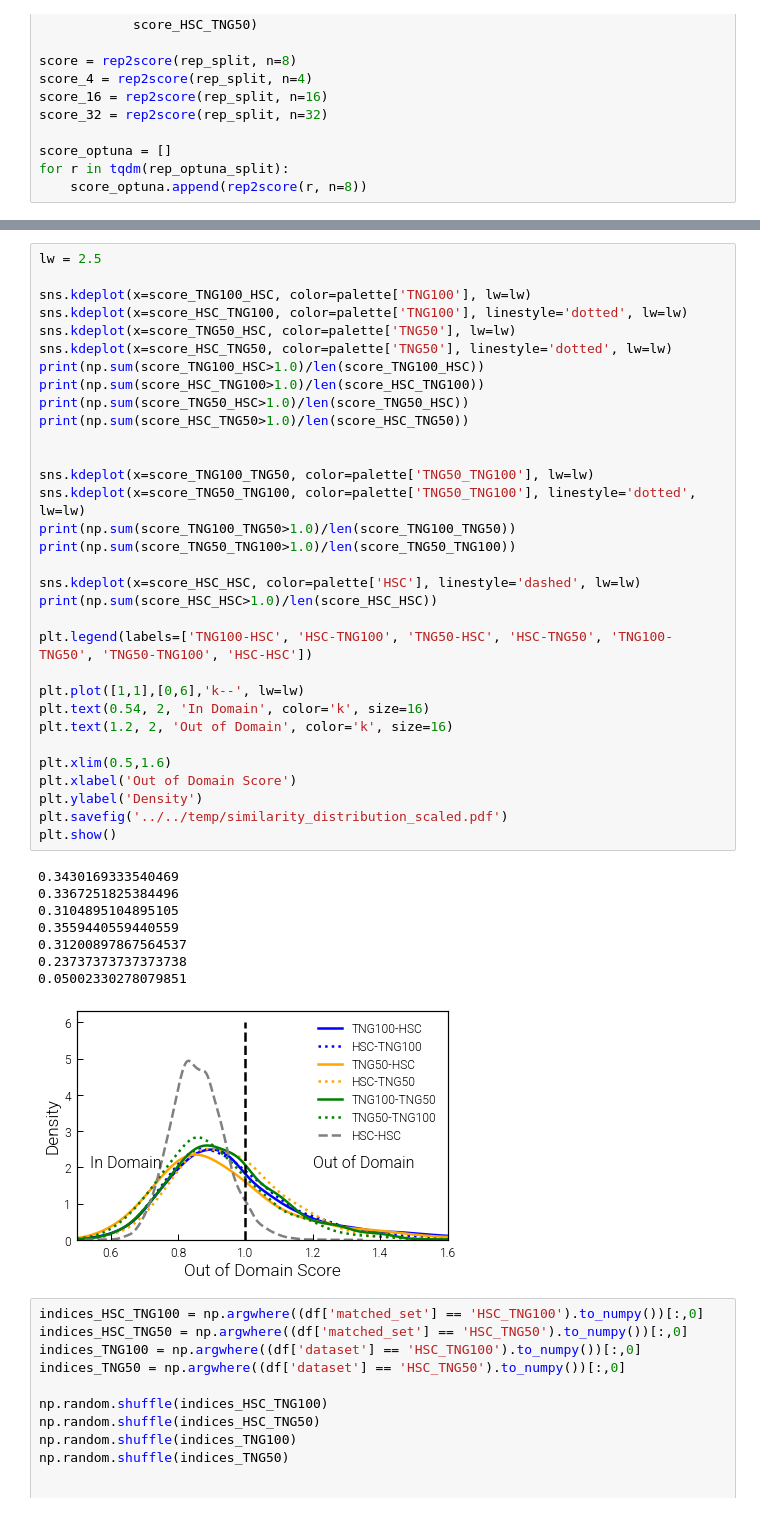
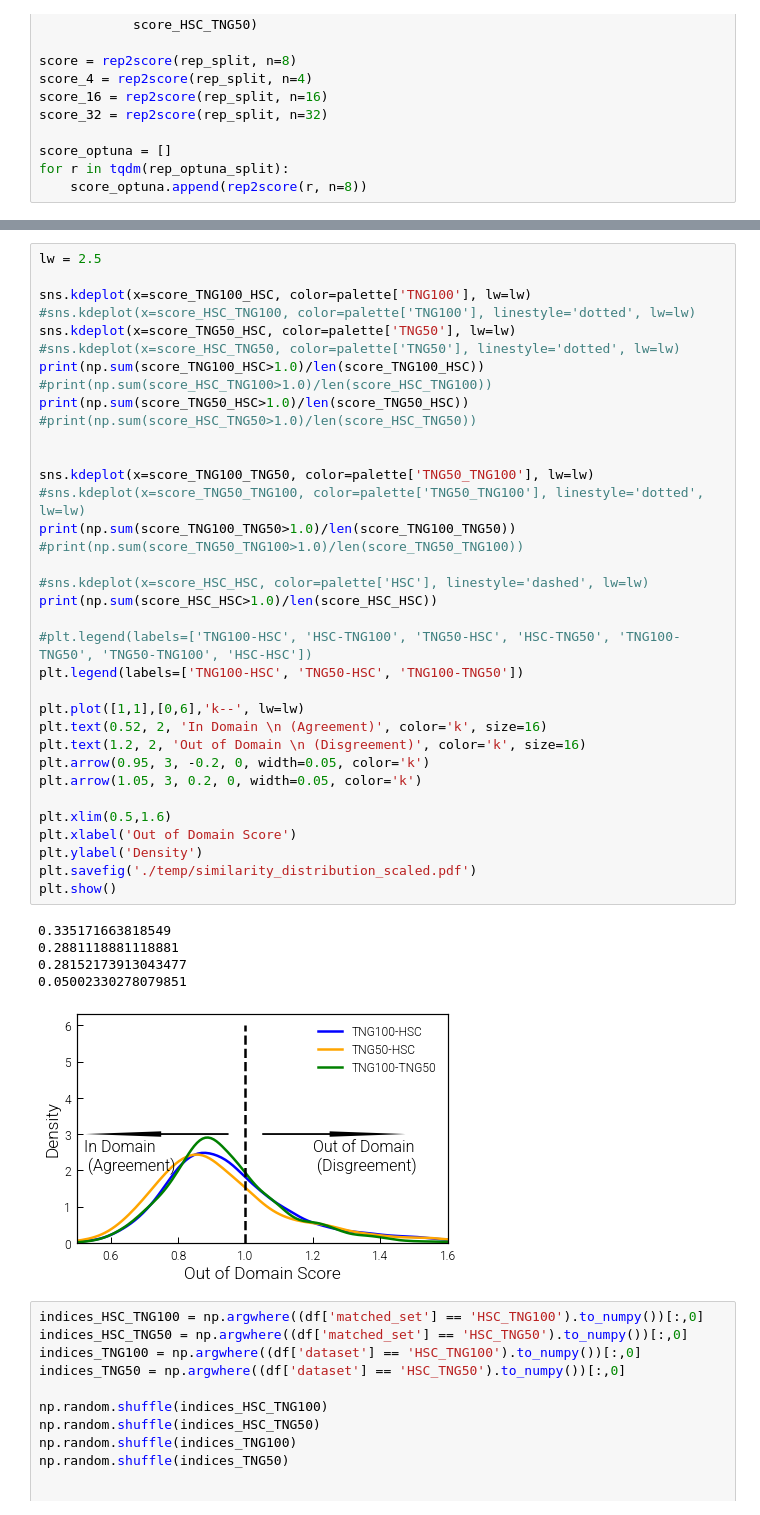
Before and after one commit to milchada/icm-clr, a Jupyter notebook: scripts/postprocessing/compare_distributions.ipynb, the cells around one changed output, grey strips where cells are left out. Cells and saved outputs as stored; diff of their text form.

```diff
--- a/scripts/postprocessing/compare_distributions.ipynb
+++ b/scripts/postprocessing/compare_distributions.ipynb
@@ -373,44 +327,44 @@ score_HSC_HSC = score_HSC_HSC/factor_HSC
 # %%
 lw = 2.5
 
 sns.kdeplot(x=score_TNG100_HSC, color=palette['TNG100'], lw=lw)
-sns.kdeplot(x=score_HSC_TNG100, color=palette['TNG100'], linestyle='dotted', lw=lw)
+#sns.kdeplot(x=score_HSC_TNG100, color=palette['TNG100'], linestyle='dotted', lw=lw)
 sns.kdeplot(x=score_TNG50_HSC, color=palette['TNG50'], lw=lw)
-sns.kdeplot(x=score_HSC_TNG50, color=palette['TNG50'], linestyle='dotted', lw=lw)
+#sns.kdeplot(x=score_HSC_TNG50, color=palette['TNG50'], linestyle='dotted', lw=lw)
 print(np.sum(score_TNG100_HSC>1.0)/len(score_TNG100_HSC))
-print(np.sum(score_HSC_TNG100>1.0)/len(score_HSC_TNG100))
+#print(np.sum(score_HSC_TNG100>1.0)/len(score_HSC_TNG100))
 print(np.sum(score_TNG50_HSC>1.0)/len(score_TNG50_HSC))
-print(np.sum(score_HSC_TNG50>1.0)/len(score_HSC_TNG50))
+#print(np.sum(score_HSC_TNG50>1.0)/len(score_HSC_TNG50))
 
 
 sns.kdeplot(x=score_TNG100_TNG50, color=palette['TNG50_TNG100'], lw=lw)
-sns.kdeplot(x=score_TNG50_TNG100, color=palette['TNG50_TNG100'], linestyle='dotted', lw=lw)
+#sns.kdeplot(x=score_TNG50_TNG100, color=palette['TNG50_TNG100'], linestyle='dotted', lw=lw)
 print(np.sum(score_TNG100_TNG50>1.0)/len(score_TNG100_TNG50))
-print(np.sum(score_TNG50_TNG100>1.0)/len(score_TNG50_TNG100))
+#print(np.sum(score_TNG50_TNG100>1.0)/len(score_TNG50_TNG100))
 
-sns.kdeplot(x=score_HSC_HSC, color=palette['HSC'], linestyle='dashed', lw=lw)
+#sns.kdeplot(x=score_HSC_HSC, color=palette['HSC'], linestyle='dashed', lw=lw)
 print(np.sum(score_HSC_HSC>1.0)/len(score_HSC_HSC))
 
-plt.legend(labels=['TNG100-HSC', 'HSC-TNG100', 'TNG50-HSC', 'HSC-TNG50', 'TNG100-TNG50', 'TNG50-TNG100', 'HSC-HSC'])
+#plt.legend(labels=['TNG100-HSC', 'HSC-TNG100', 'TNG50-HSC', 'HSC-TNG50', 'TNG100-TNG50', 'TNG50-TNG100', 'HSC-HSC'])
+plt.legend(labels=['TNG100-HSC', 'TNG50-HSC', 'TNG100-TNG50'])
 
 plt.plot([1,1],[0,6],'k--', lw=lw)
-plt.text(0.54, 2, 'In Domain', color='k', size=16)
-plt.text(1.2, 2, 'Out of Domain', color='k', size=16)
+plt.text(0.52, 2, 'In Domain \n (Agreement)', color='k', size=16)
+plt.text(1.2, 2, 'Out of Domain \n (Disgreement)', color='k', size=16)
+plt.arrow(0.95, 3, -0.2, 0, width=0.05, color='k')
+plt.arrow(1.05, 3, 0.2, 0, width=0.05, color='k')
 
 plt.xlim(0.5,1.6)
 plt.xlabel('Out of Domain Score')
 plt.ylabel('Density')
-plt.savefig('../../temp/similarity_distribution_scaled.pdf')
+plt.savefig('./temp/similarity_distribution_scaled.pdf')
 plt.show()
 # %% [output]
-0.3430169333540469
-0.3367251825384496
-0.3104895104895105
-0.3559440559440559
-0.31200897867564537
-0.23737373737373738
+0.335171663818549
+0.2881118881118881
+0.28152173913043477
 0.05002330278079851
-[figure, old version]
+[figure, new version]
 # %%
 indices_HSC_TNG100 = np.argwhere((df['matched_set'] == 'HSC_TNG100').to_numpy())[:,0]
 indices_HSC_TNG50 = np.argwhere((df['matched_set'] == 'HSC_TNG50').to_numpy())[:,0]
```
Also changed, not shown: parts of 14 cells of this notebook, 5 other files.
